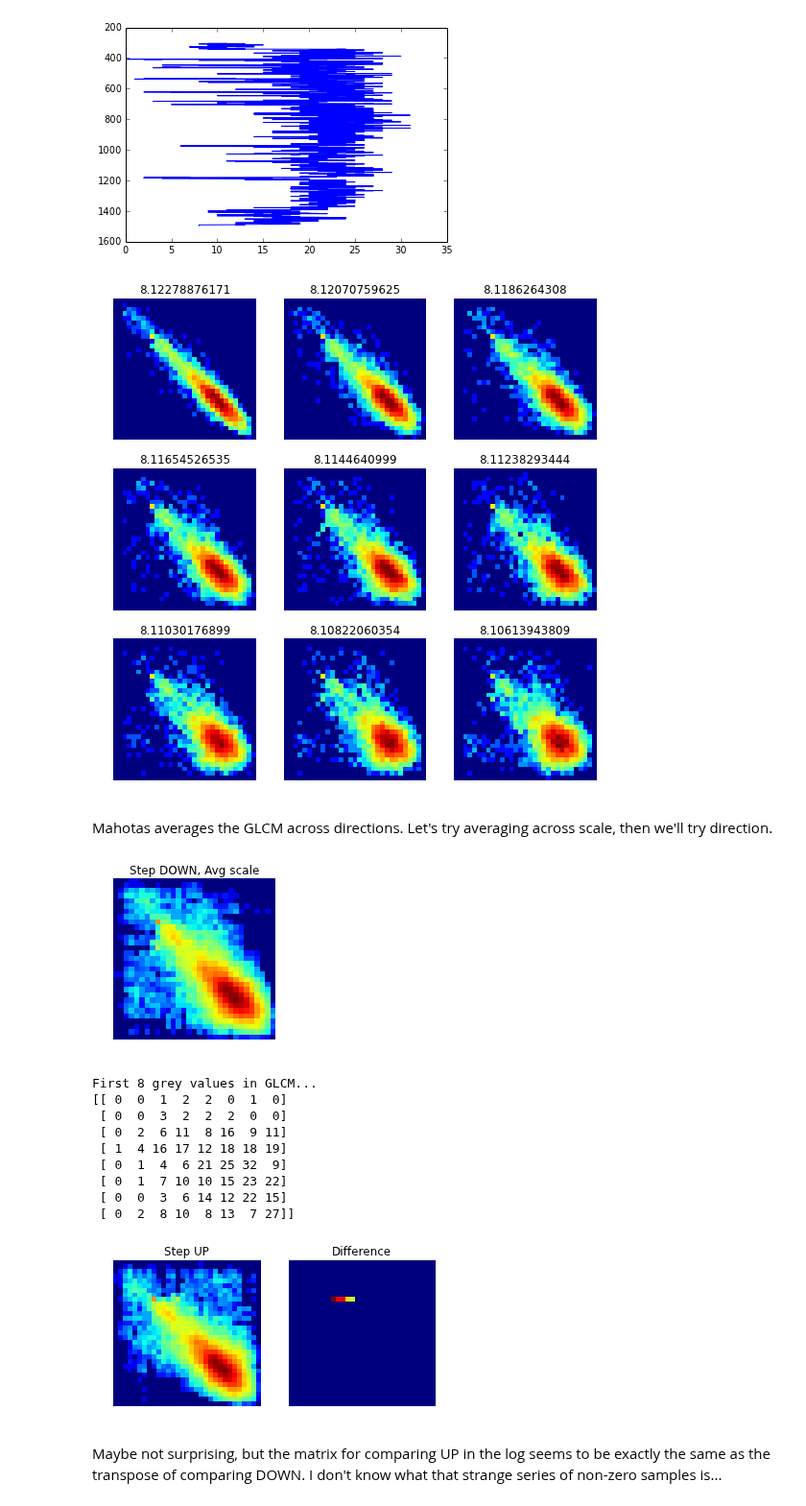
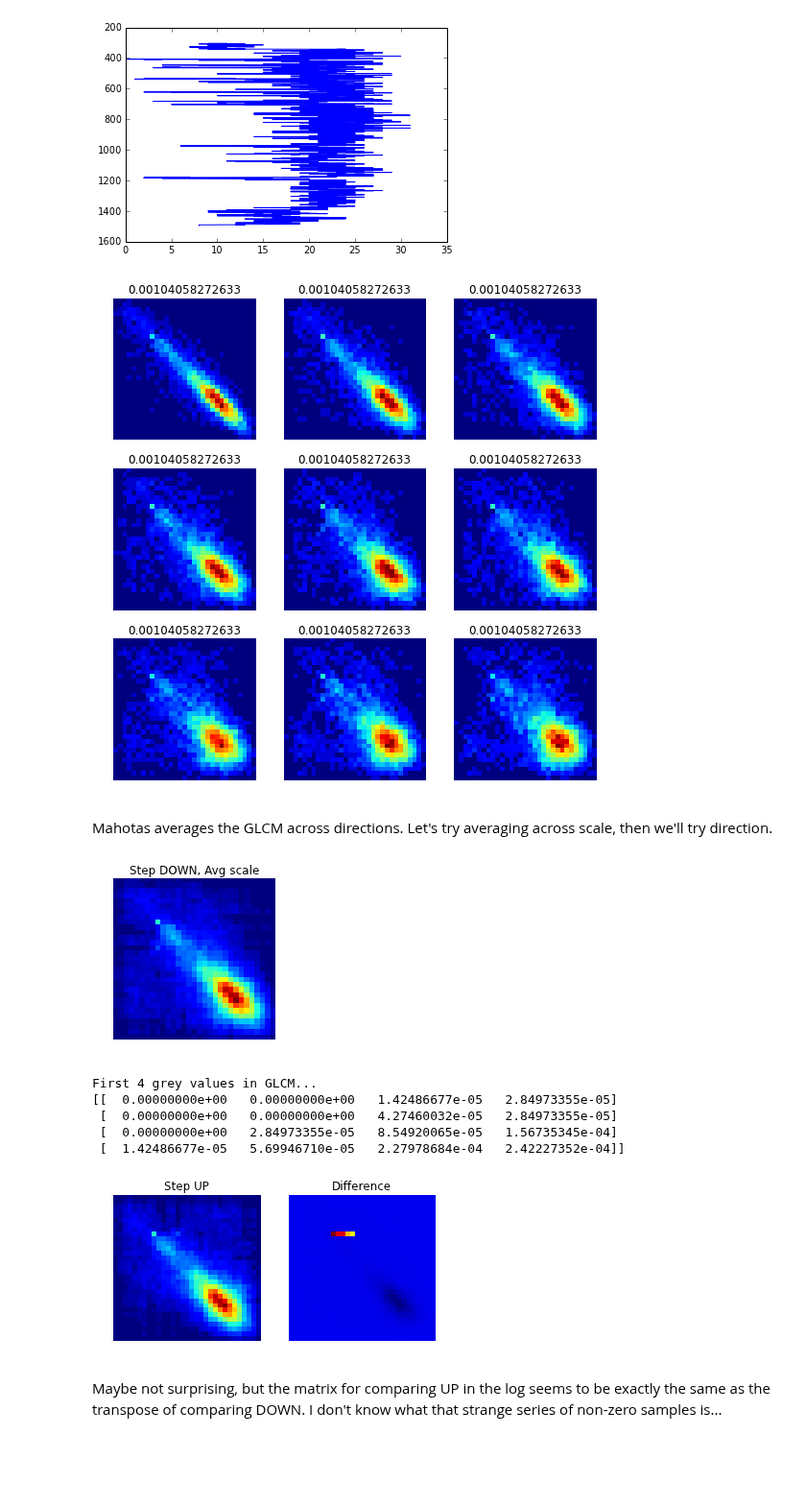
Before and after one commit to kwinkunks/notebooks, a Jupyter notebook: Fun_with_logs.ipynb, the cells around one changed output. Shown at 96% size. Saved outputs shown, nothing was run; the diff lists cells and outputs as text; code cells hidden in the pictures; blank space fills up the shorter version.

```diff
--- a/Fun_with_logs.ipynb
+++ b/Fun_with_logs.ipynb
@@ -111,7 +111,7 @@ plt.set_cmap('jet')
 
 for p in range(9):
     p += 1
-    glcm = np.zeros((binno,binno), dtype=int)
+    glcm = np.zeros((binno,binno))
 
     for i,v in enumerate(dig):
         try:
@@ -119,21 +119,22 @@ for p in range(9):
         except:
             continue
 
+    glcm /= np.sum(glcm)
     plt.subplot(3,3,p)
     plt.axis('off')
     plt.title(np.mean(glcm))
-    plt.imshow(np.maximum(0,np.log(glcm)), interpolation='nearest')
+    plt.imshow(np.sqrt(glcm), interpolation='nearest')
 
 plt.show()
 # %% [output]
-[figure, old version]
+[figure, new version]
 # %% [markdown]
 Mahotas averages the GLCM across directions. Let's try averaging across scale, then we'll try direction.
 # %%
 plt.figure(figsize=(3,3))
 plt.set_cmap('jet')
 
-glcm = np.zeros((binno,binno), dtype=int)
+glcm = np.zeros((binno,binno))
 
 for p in range(9):
     p += 1
@@ -143,51 +144,51 @@ for p in range(9):
         except:
             continue
 
+glcm /= np.sum(glcm)
+
 plt.axis('off')
 plt.title('Step DOWN, Avg scale')
-plt.imshow(np.maximum(0,np.log(glcm)), interpolation='nearest')
+plt.imshow(np.sqrt(glcm), interpolation='nearest')
 
 plt.show()
 
-print "First 8 grey values in GLCM..."
-print glcm[:8,:8]
+print "First 4 grey values in GLCM..."
+print glcm[:4,:4]
 # %% [output]
-[figure, old version]
+[figure, new version]
-First 8 grey values in GLCM...
-[[ 0  0  1  2  2  0  1  0]
- [ 0  0  3  2  2  2  0  0]
- [ 0  2  6 11  8 16  9 11]
- [ 1  4 16 17 12 18 18 19]
- [ 0  1  4  6 21 25 32  9]
- [ 0  1  7 10 10 15 23 22]
- [ 0  0  3  6 14 12 22 15]
- [ 0  2  8 10  8 13  7 27]]
+First 4 grey values in GLCM...
+[[  0.00000000e+00   0.00000000e+00   1.42486677e-05   2.84973355e-05]
+ [  0.00000000e+00   0.00000000e+00   4.27460032e-05   2.84973355e-05]
+ [  0.00000000e+00   2.84973355e-05   8.54920065e-05   1.56735345e-04]
+ [  1.42486677e-05   5.69946710e-05   2.27978684e-04   2.42227352e-04]]
 # %%
 plt.figure(figsize=(6,3))
 plt.set_cmap('jet')
 
-glcm_down = np.zeros((binno,binno), dtype=int)
+glcm_down = np.zeros((binno,binno))
 
 for p in range(9):
     p += 1
     for i,v in enumerate(dig):
         try:
             glcm_down[v,dig[i - 2*p]] += 1
         except:
             continue
 
+glcm_down /= np.sum(glcm_down)
+
 plt.subplot(1,2,1)
 plt.axis('off')
 plt.title('Step UP')
-plt.imshow(np.maximum(0,np.log(glcm_down)), interpolation='nearest')
+plt.imshow(np.sqrt(glcm_down), interpolation='nearest')
 plt.subplot(1,2,2)
 plt.axis('off')
 plt.title('Difference')
 plt.imshow(glcm_down.T - glcm, interpolation='nearest')
 
 plt.show()
 # %% [output]
-[figure, old version]
+[figure, new version]
 # %% [markdown]
 Maybe not surprising, but the matrix for comparing UP in the log seems to be exactly the same as the transpose of comparing DOWN. I don't know what that strange series of non-zero samples is...
 # %% [markdown]
```
Also changed, not shown: parts of 7 cells of this notebook.
